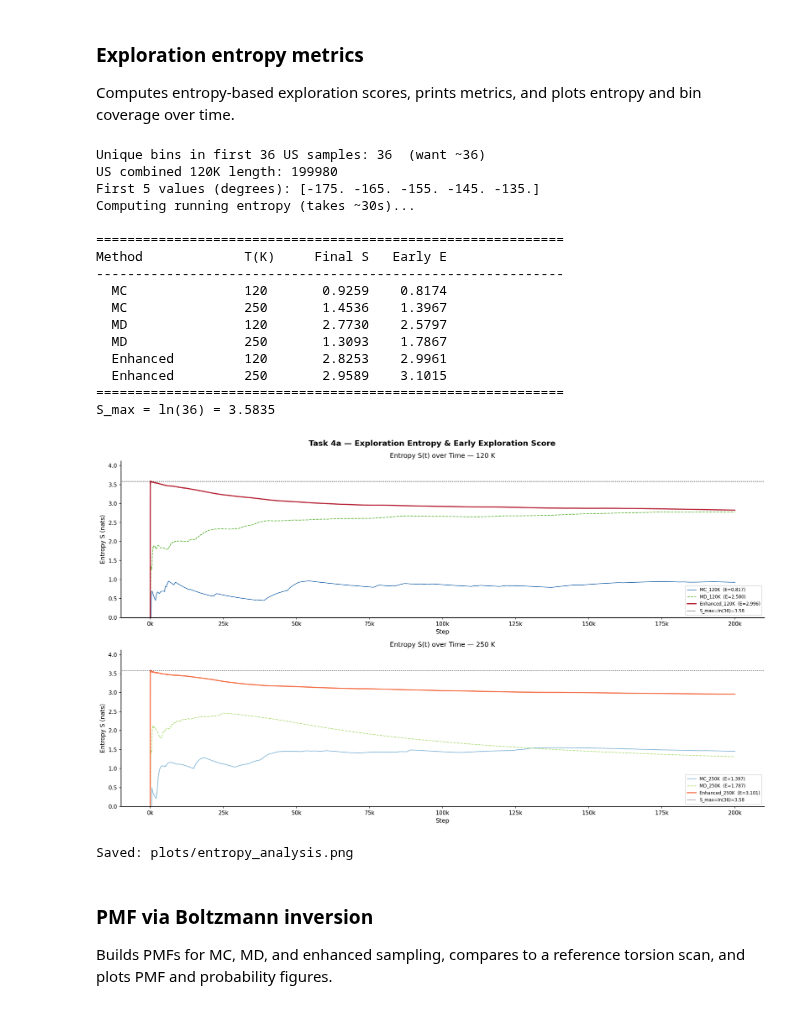
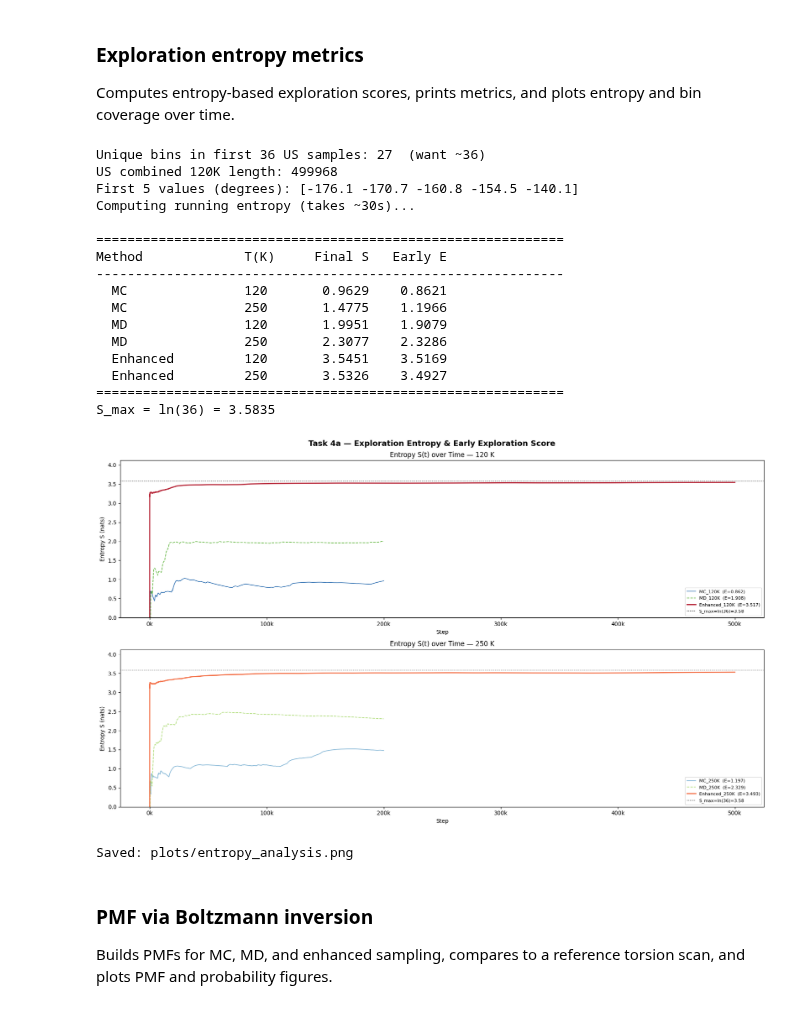
Before and after one commit to Abhi-1122/momos, a Jupyter notebook: project.ipynb, the cells around one changed output. Cells and saved outputs as stored; diff of their text form; code cells hidden in the pictures.

```diff
--- a/project.ipynb
+++ b/project.ipynb
@@ -804,7 +804,7 @@ from numba import njit
 UNIT_FACTOR = 100.0
 MASSES      = np.array([15.035, 14.027, 14.027, 14.027, 15.035])
 kB_kJ       = 8.314e-3   # kJ/(mol·K)
-tau_T       = 0.5        # ps
+tau_T       = 0.1        # ps
 
 # ── Pre-compute constants once (pass into JIT functions) ──────────────────────
 _LJ_EPS  = np.array([0.8134, 0.3824])  # kJ/mol — CH3-CH3, CH3-CH2 mix, CH2-CH2
@@ -831,6 +831,7 @@ _k_bond  = 452900.0 * kB_kJ   # kJ/mol/Å²
 _r0      = 1.54                 # Å
 _k_angle = 62500.0  * kB_kJ   # kJ/mol/rad²
 _theta0  = np.deg2rad(114.0)
+TIME_STEP = 0.0001
 
 
 @njit(cache=True)
@@ -1026,7 +1027,7 @@ def _md_loop(pos, vel, masses, eps_pair, sig_pair, lj_pairs,
     return dihedrals, energies, temps
 
 
-def run_MD(positions, T, n_steps=200000, dt=0.002, seed=42):
+def run_MD(positions, T, n_steps=200000, dt=TIME_STEP, seed=42):
     pos = positions.copy().astype(np.float64)
     rng   = np.random.default_rng(seed)
     sigma = np.sqrt(kB_kJ * T * UNIT_FACTOR / MASSES)
@@ -1064,9 +1065,9 @@ def run_MD_both_temps(n_steps=200000):
     for T in [120, 250]:
         import time
         t0 = time.time()
-        print(f"Running MD at {T} K  ({n_steps} steps, dt=0.002 ps) ...")
+        print(f"Running MD at {T} K  ({n_steps} steps, dt={TIME_STEP} ps) ...")
         dihedrals, energies, temps = run_MD(pos0.copy(), T=T,
-                                             n_steps=n_steps, dt=0.002, seed=42)
+                                             n_steps=n_steps, dt=TIME_STEP, seed=42)
         elapsed = time.time() - t0
         md_results[T] = {'dihedrals': dihedrals,
                          'energies':  energies,
@@ -1902,18 +1877,12 @@ def running_entropy(dihedrals_deg):
 
 
 def make_us_combined(enhanced_T):
-    """
-    Interleave all window dihedrals so the combined array hits every
-    bin immediately. window_dihedrals is a list of 36 arrays in radians
-    — convert to degrees here.
-    """
-    arrays = enhanced_T['window_dihedrals']   # list of 36 arrays, radians
-    arrays_deg = [np.degrees(np.asarray(a)) for a in arrays]
+    arrays = enhanced_T['window_dihedrals']   # already degrees
+    arrays_deg = [np.asarray(a) for a in arrays]   # ← remove np.degrees()
     min_len = min(len(a) for a in arrays_deg)
     arrays_deg = [a[:min_len] for a in arrays_deg]
-    # shape (min_len, 36) → flatten row-major = interleaved
-    stacked  = np.stack(arrays_deg, axis=1)   # (min_len, 36)
-    combined = stacked.flatten()              # (min_len*36,)  interleaved
+    stacked  = np.stack(arrays_deg, axis=1)
+    combined = stacked.flatten()
     return combined
 
 
@@ -1988,43 +1957,43 @@ for row, (T, smc, Emc, smd, Emd, sus, Eus, cmc, cmd, cus) in enumerate(configs):
     # ── S(t) curve ────────────────────────────────────────────────────────────
     ax = axes[row]
     ax.plot(np.arange(len(smc)), smc, lw=1.2, color=cmc,
             label=f'MC_{T}K  (E={Emc:.3f})', alpha=0.9)
     ax.plot(np.arange(len(smd)), smd, lw=1.2, color=cmd, ls='--',
             label=f'MD_{T}K  (E={Emd:.3f})', alpha=0.9)
     ax.plot(np.arange(len(sus)), sus, lw=2.0, color=cus,
             label=f'Enhanced_{T}K  (E={Eus:.3f})', alpha=0.95)
     ax.axhline(S_MAX, color='black', ls=':', lw=1,
                label=f'S_max=ln(36)={S_MAX:.2f}')
     ax.set_title(f"Entropy S(t) over Time — {T} K", fontsize=12)
     ax.set_xlabel("Step"); ax.set_ylabel("Entropy S (nats)")
     ax.set_ylim(0, S_MAX * 1.15)
     ax.legend(fontsize=8)
     ax.xaxis.set_major_formatter(
         ticker.FuncFormatter(lambda x, _: f'{int(x/1000)}k'))
 
 
 plt.tight_layout()
 plt.savefig("plots/entropy_analysis.png", dpi=150, bbox_inches='tight')
 plt.show()
 print("Saved: plots/entropy_analysis.png")
 # %% [output]
-Unique bins in first 36 US samples: 36  (want ~36)
-US combined 120K length: 199980
-First 5 values (degrees): [-175. -165. -155. -145. -135.]
+Unique bins in first 36 US samples: 27  (want ~36)
+US combined 120K length: 499968
+First 5 values (degrees): [-176.1 -170.7 -160.8 -154.5 -140.1]
 Computing running entropy (takes ~30s)...
 
 ============================================================
 Method             T(K)     Final S   Early E
 ------------------------------------------------------------
-  MC               120       0.9259    0.8174
-  MC               250       1.4536    1.3967
-  MD               120       2.7730    2.5797
-  MD               250       1.3093    1.7867
-  Enhanced         120       2.8253    2.9961
-  Enhanced         250       2.9589    3.1015
+  MC               120       0.9629    0.8621
+  MC               250       1.4775    1.1966
+  MD               120       1.9951    1.9079
+  MD               250       2.3077    2.3286
+  Enhanced         120       3.5451    3.5169
+  Enhanced         250       3.5326    3.4927
 ============================================================
 S_max = ln(36) = 3.5835
-[figure, old version]
+[figure, new version]
 Saved: plots/entropy_analysis.png
 # %% [markdown]
 ### PMF via Boltzmann inversion
```
Also changed, not shown: parts of 5 cells of this notebook, 34 other files.
